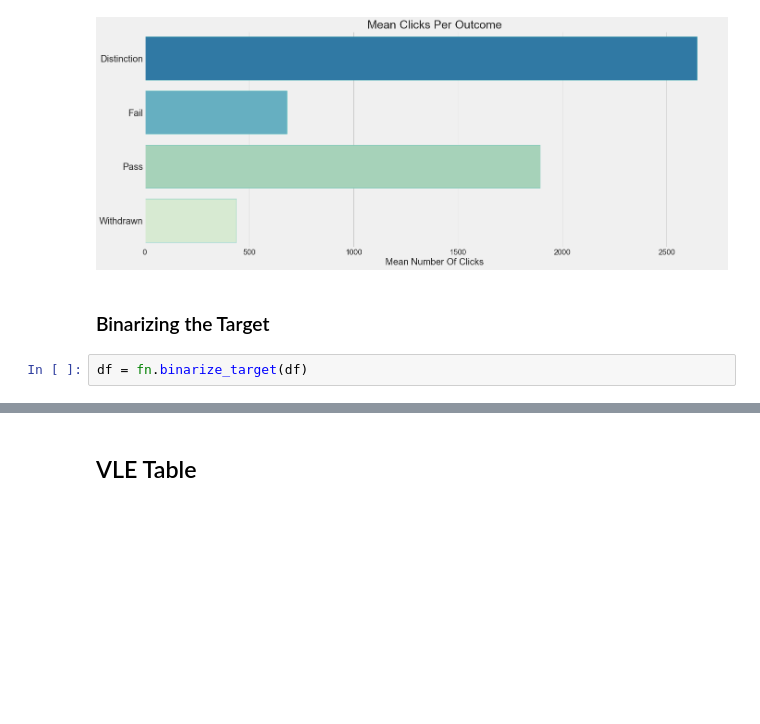
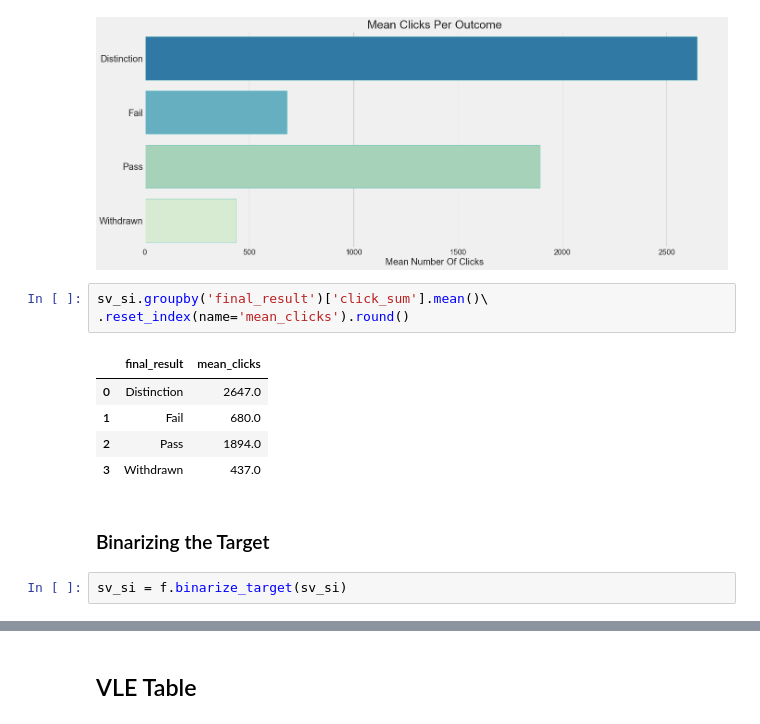
Before and after one commit to jeffreyhwatson/online_outcomes, a Jupyter notebook: notebooks/exploratory/cleaning_eda.ipynb, the cells around one changed output, grey strips where cells are left out. Saved outputs shown, nothing was run; the diff lists cells and outputs as text; blank space fills up the shorter version.

```diff
--- a/notebooks/exploratory/cleaning_eda.ipynb
+++ b/notebooks/exploratory/cleaning_eda.ipynb
@@ -494,8 +490,17 @@ dtype: int64
 v.outcome_clks(sv_si)
 # %% [output]
 [figure]
+# %%
+sv_si.groupby('final_result')['click_sum'].mean()\
+.reset_index(name='mean_clicks').round()
+# %% [output]
+|  | final_result | mean_clicks |
+| 0 | Distinction | 2647.0 |
+| 1 | Fail | 680.0 |
+| 2 | Pass | 1894.0 |
+| 3 | Withdrawn | 437.0 |
 # %% [markdown]
 ### Binarizing the Target
 # %%
-df = fn.binarize_target(df)
+sv_si = f.binarize_target(sv_si)
 # %%
```
Also changed, not shown: parts of 8 cells of this notebook, 2 other files.
